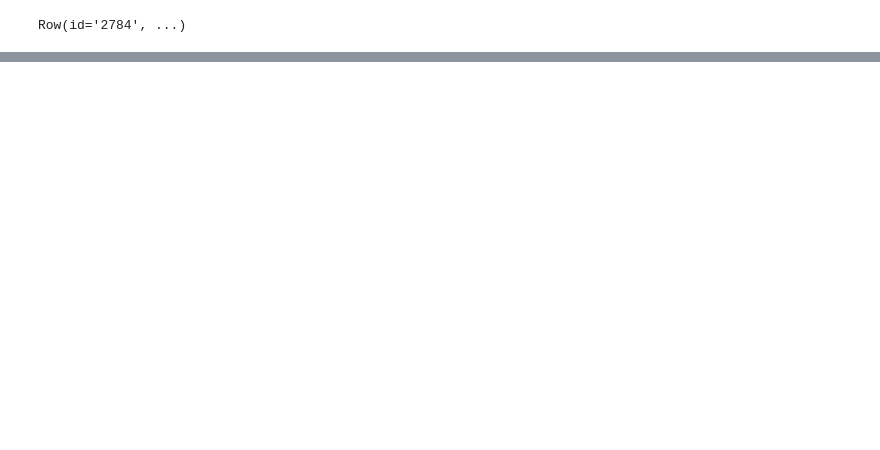
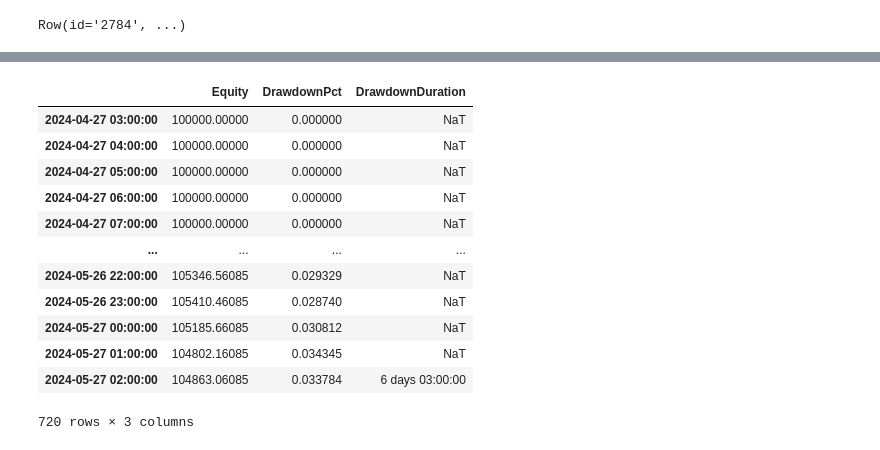
Before and after one commit to Esther-Yang9/Quant_Projects, a Jupyter notebook: Tutorial 5/strategy_trending.ipynb, the cells around one changed output, grey strips where cells are left out. Cells and saved outputs as stored; diff of their text form; code cells hidden in the pictures; blank space fills up the shorter version.

```diff
--- a/Tutorial 5/strategy_trending copy.ipynb
+++ b/Tutorial 5/strategy_trending.ipynb
@@ -215,0 +215,16 @@ strat._trades
+# %%
+strat['_equity_curve']
+# %% [output]
+|  | Equity | DrawdownPct | DrawdownDuration |
+| 2024-04-27 03:00:00 | 100000.00000 | 0.000000 | NaT |
+| 2024-04-27 04:00:00 | 100000.00000 | 0.000000 | NaT |
+| 2024-04-27 05:00:00 | 100000.00000 | 0.000000 | NaT |
+| 2024-04-27 06:00:00 | 100000.00000 | 0.000000 | NaT |
+| 2024-04-27 07:00:00 | 100000.00000 | 0.000000 | NaT |
+| ... | ... | ... | ... |
+| 2024-05-26 22:00:00 | 105346.56085 | 0.029329 | NaT |
+| 2024-05-26 23:00:00 | 105410.46085 | 0.028740 | NaT |
+| 2024-05-27 00:00:00 | 105185.66085 | 0.030812 | NaT |
+| 2024-05-27 01:00:00 | 104802.16085 | 0.034345 | NaT |
+| 2024-05-27 02:00:00 | 104863.06085 | 0.033784 | 6 days 03:00:00 |
+720 rows × 3 columns
```
Also changed, not shown: parts of 7 cells of this notebook, 2 other files.
